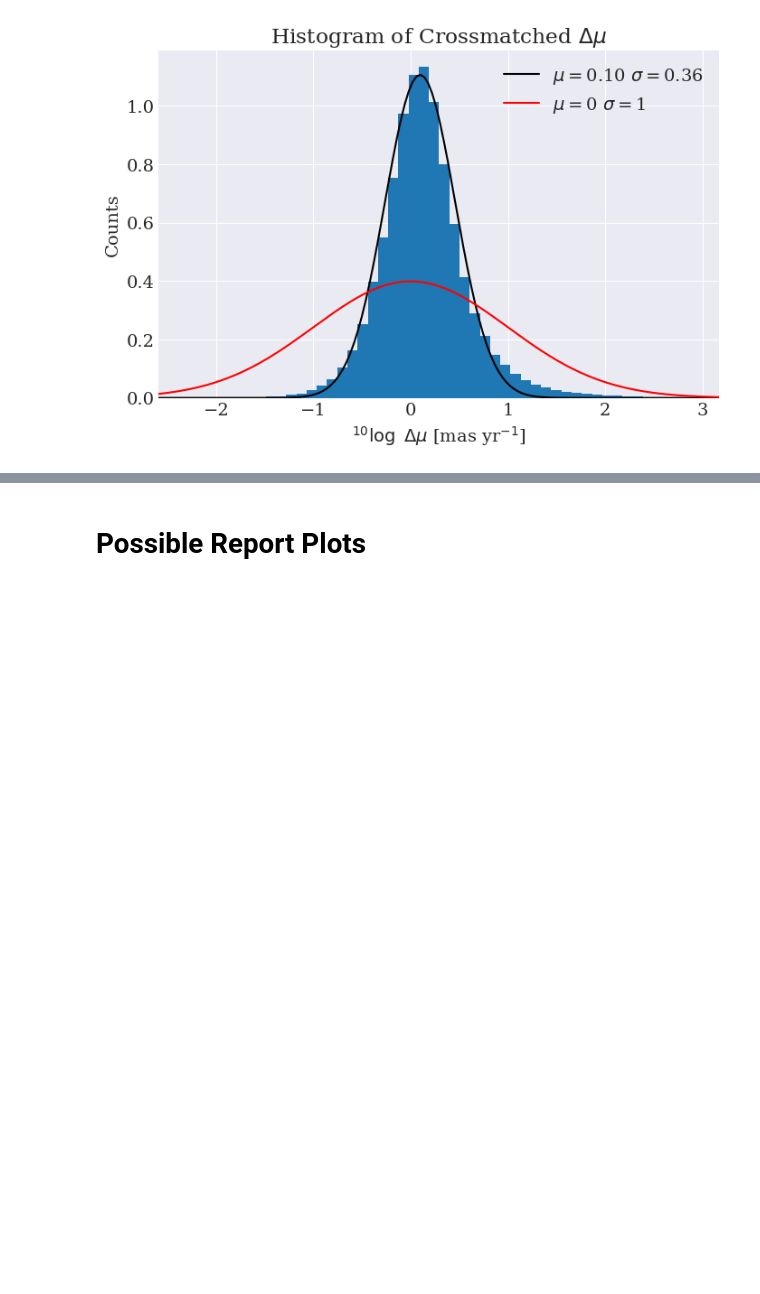
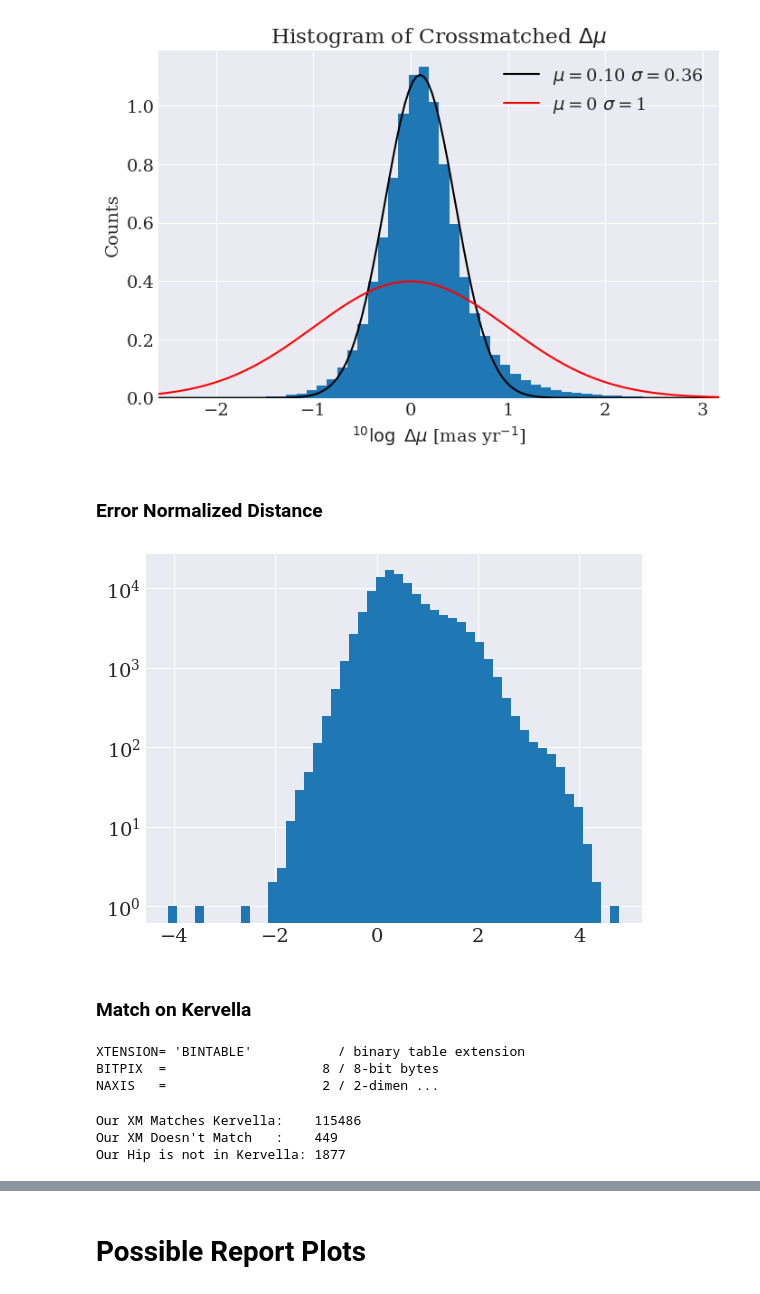
Before and after one commit to RenVit318/masterproject, a Jupyter notebook: src/notebooks/full_crossmatch_study.ipynb, the cells around one changed output, grey strips where cells are left out. Cells and saved outputs as stored; diff of their text form; code cells hidden in the pictures; blank space fills up the shorter version.

Commit message:
Kervella Match

```diff
--- a/src/notebooks/full_crossmatch_study.ipynb
+++ b/src/notebooks/full_crossmatch_study.ipynb
@@ -257,3 +259,25 @@ plt.savefig(fpath+'deltamu_hist_10as_pos.png', bbox_inches='tight')
 plt.show()
 # %% [output]
 [figure]
+# %% [markdown]
+### Error Normalized Distance
+# %%
+# Make correct arrays
+# pos = [ra, dec] ; unc = [sigma_ra^2, sigma_dec^2, rho_sigma_dec]
+pos_hipp = np.array([hipp_10as_pos['ra'], hipp_10as_pos['dec']]).T * 3.6e6
+pos_gaia = np.array([gaia_10as_pos['ra_prop'], gaia_10as_pos['dec_prop']]).T * 3.6e6
+unc_hipp = np.array([hipp_10as_pos['e_ra_rad']**2, hipp_10as_pos['e_de_rad']**2, hipp_10as_pos['ra_dec_corr']]).T
+unc_gaia = np.array([gaia_10as_pos['e_ra_prop']**2, gaia_10as_pos['e_de_prop']**2, gaia_10as_pos['ra_dec_prop']]).T
+# %%
+D = compute_error_normalized_distance(pos_hipp, pos_gaia, unc_hipp, unc_gaia, method='full')
+# %%
+plt.hist(np.log10(D), log=True, bins=50)
+plt.show()
+# %% [output]
+[figure, added]
+# %% [markdown]
+### Match on Kervella
+# %%
+print(kervella_tab[1].header)
+# %% [output]
+XTENSION= 'BINTABLE'           / binary table extension                         BITPIX  =                    8 / 8-bit bytes                                    NAXIS   =                    2 / 2-dimen ...
@@ -259,0 +298,9 @@ plt.show()
+# %%
+print(f"""
+Our XM Matches Kervella:    {len(hip_match_kervella)}
+Our XM Doesn't Match   :    {len(hip_nomatch_kervella)}
+Our Hip is not in Kervella: {len(hip_not_in_kervella)}""")
+# %% [output]
+Our XM Matches Kervella:    115486
+Our XM Doesn't Match   :    449
+Our Hip is not in Kervella: 1877
```
Also changed, not shown: parts of 5 cells of this notebook.
